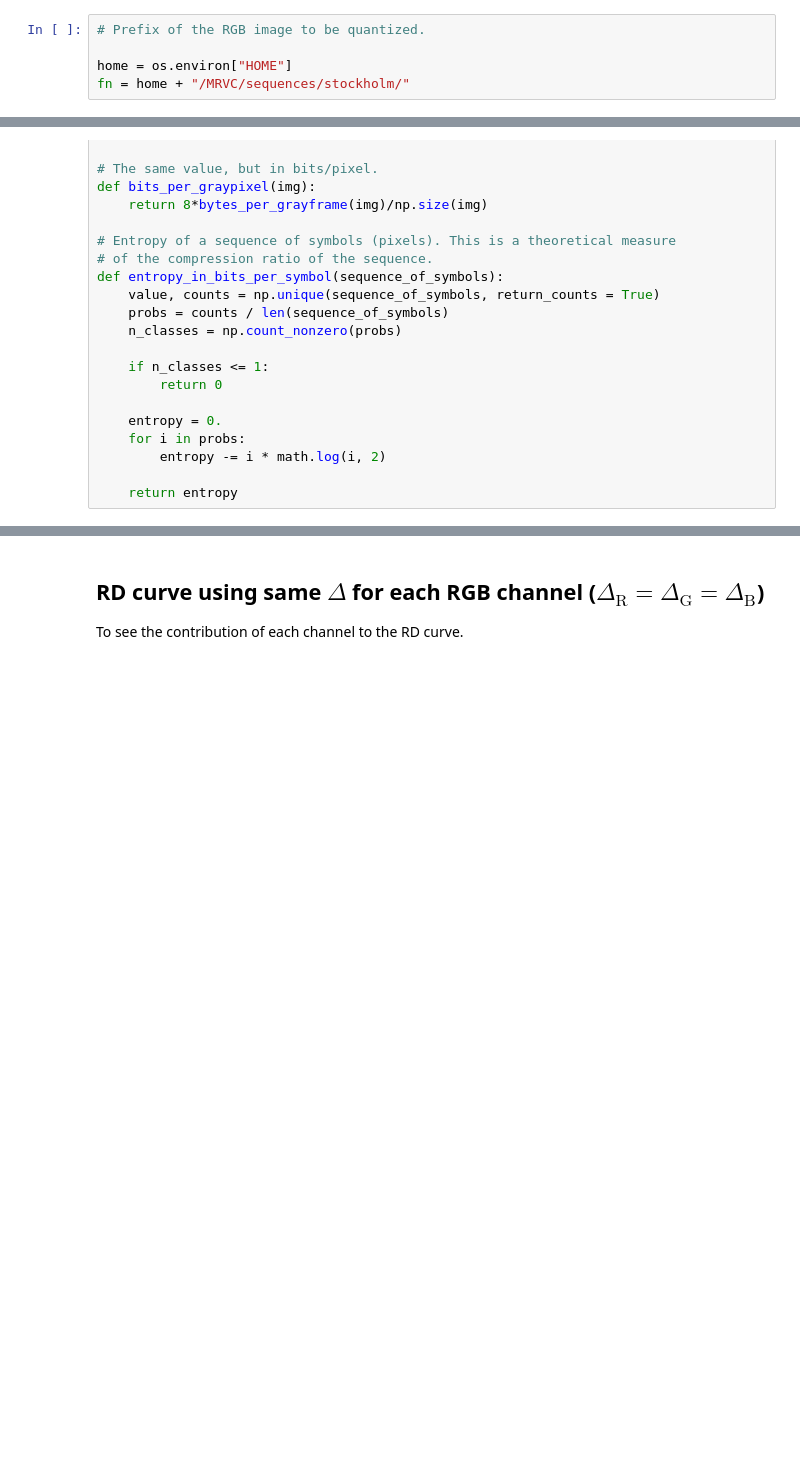
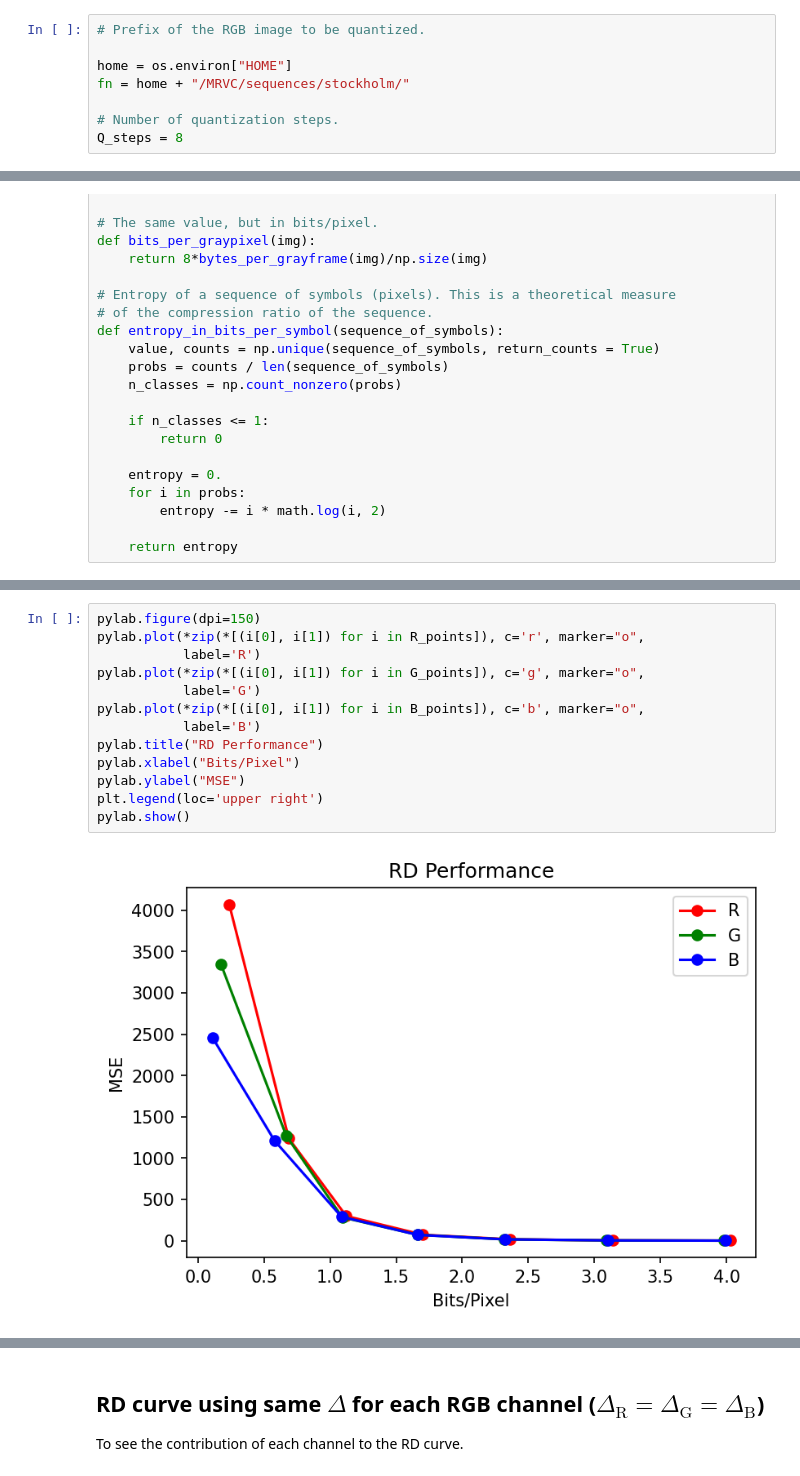
Before and after one commit to Sistemas-Multimedia/Sistemas-Multimedia.github.io, a Jupyter notebook: milestones/05-RGB_quantization/RGB_quantization.ipynb, the cells around one changed output, grey strips where cells are left out. Saved outputs shown, nothing was run; the diff lists cells and outputs as text; blank space fills up the shorter version.

```diff
--- a/milestones/05-RGB_quantization/RGB_quantization.ipynb
+++ b/milestones/05-RGB_quantization/RGB_quantization.ipynb
@@ -28,3 +32,6 @@ import image_3 as frame
 
 home = os.environ["HOME"]
 fn = home + "/MRVC/sequences/stockholm/"
+
+# Number of quantization steps.
+Q_steps = 8
@@ -113,0 +210,15 @@ def entropy_in_bits_per_symbol(sequence_of_symbols):
+# %%
+pylab.figure(dpi=150)
+pylab.plot(*zip(*[(i[0], i[1]) for i in R_points]), c='r', marker="o",
+           label='R')
+pylab.plot(*zip(*[(i[0], i[1]) for i in G_points]), c='g', marker="o",
+           label='G')
+pylab.plot(*zip(*[(i[0], i[1]) for i in B_points]), c='b', marker="o",
+           label='B')
+pylab.title("RD Performance")
+pylab.xlabel("Bits/Pixel")
+pylab.ylabel("MSE")
+plt.legend(loc='upper right')
+pylab.show()
+# %% [output]
+[figure, added]
```
Also changed, not shown: parts of 25 cells of this notebook, 2 other files.
